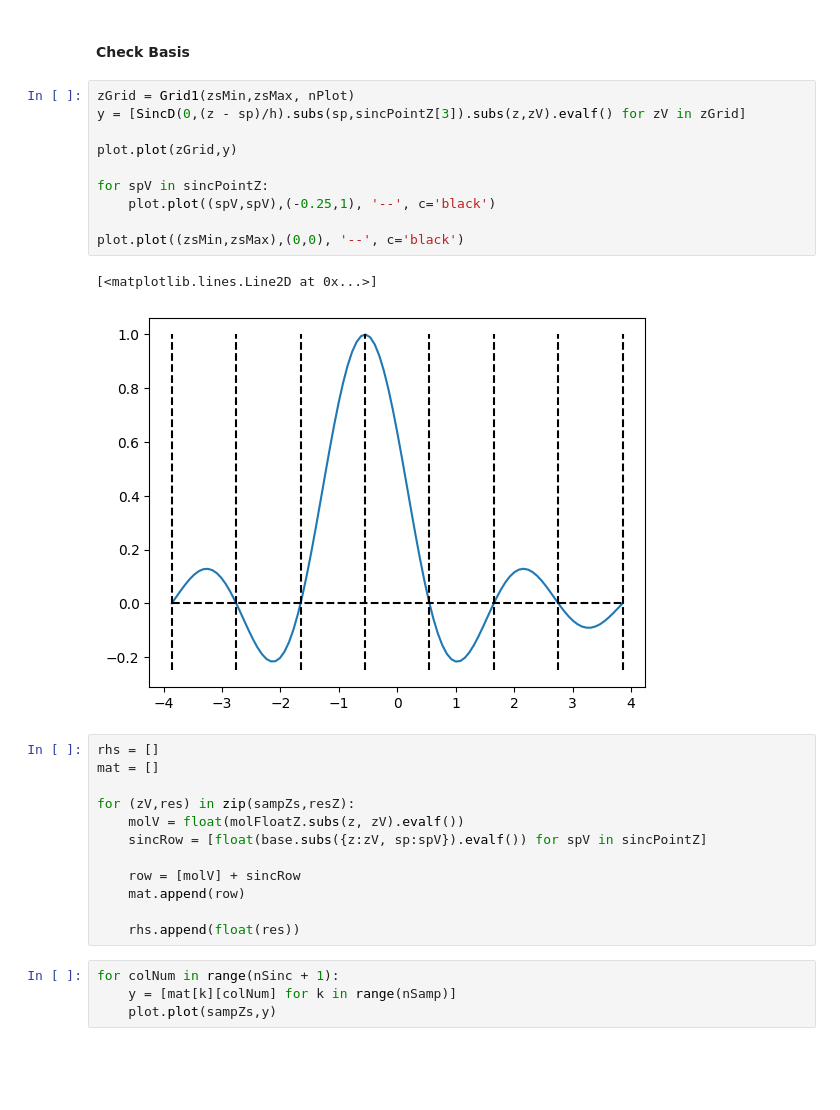
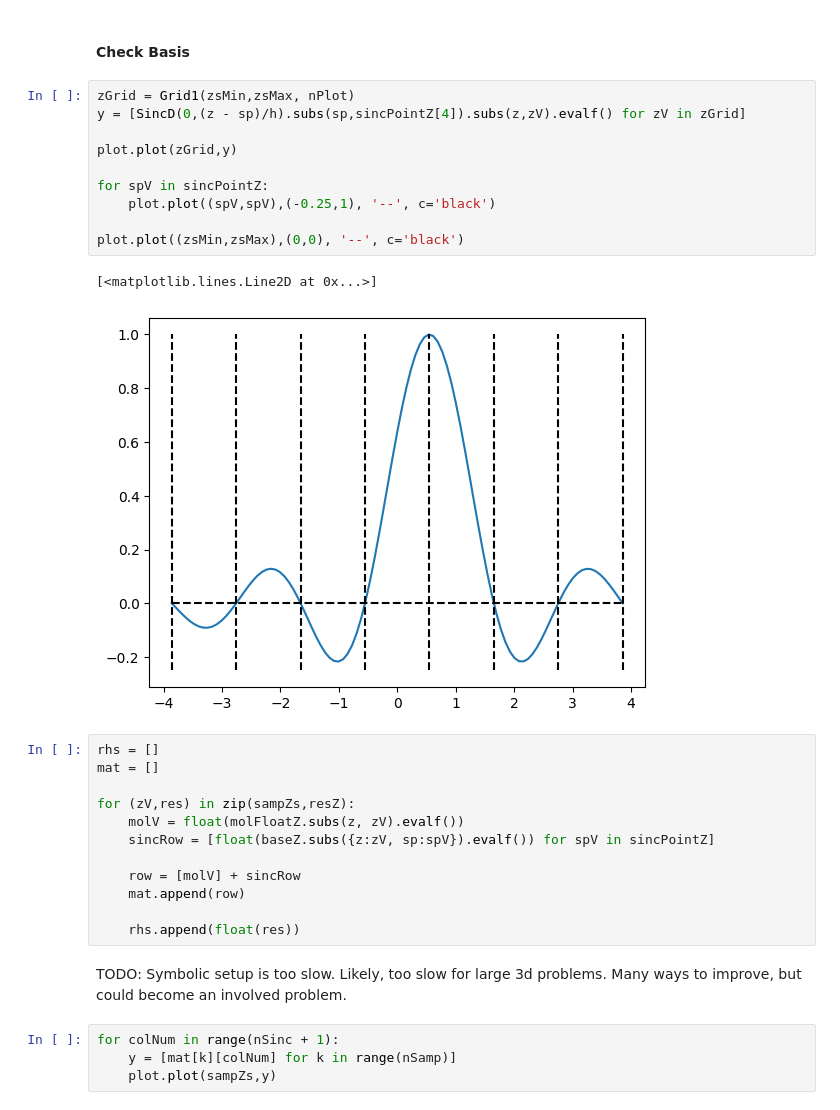
Before and after one commit to DesignToolInvestor/ManetSim, a Jupyter notebook: 2dDist/Worksheets/dist_b_fit.ipynb, the cells around one changed output. Drawn from its saved outputs; the diff is of its cells as text; blank space fills up the shorter version.

```diff
--- a/2dDist/Worksheets/dist_b_fit.ipynb
+++ b/2dDist/Worksheets/dist_b_fit.ipynb
@@ -324,29 +367,32 @@ $\displaystyle \frac{0.431967756168831 \sqrt{2} e^{z} \operatorname{SincD}{\left
 #### Check Basis
 # %%
 zGrid = Grid1(zsMin,zsMax, nPlot)
-y = [SincD(0,(z - sp)/h).subs(sp,sincPointZ[3]).subs(z,zV).evalf() for zV in zGrid]
+y = [SincD(0,(z - sp)/h).subs(sp,sincPointZ[4]).subs(z,zV).evalf() for zV in zGrid]
 
 plot.plot(zGrid,y)
 
 for spV in sincPointZ:
 	plot.plot((spV,spV),(-0.25,1), '--', c='black')
 
 plot.plot((zsMin,zsMax),(0,0), '--', c='black')
 # %% [output]
 [<matplotlib.lines.Line2D at 0x...>]
-[figure, old version]
+[figure, new version]
 # %%
 rhs = []
 mat = []
 
 for (zV,res) in zip(sampZs,resZ):
 	molV = float(molFloatZ.subs(z, zV).evalf())
-	sincRow = [float(base.subs({z:zV, sp:spV}).evalf()) for spV in sincPointZ]
+	sincRow = [float(baseZ.subs({z:zV, sp:spV}).evalf()) for spV in sincPointZ]
 
 	row = [molV] + sincRow
 	mat.append(row)
 
 	rhs.append(float(res))
+# %% [markdown]
+TODO:  Symbolic setup is too slow.  Likely, too slow for large 3d problems.  Many ways to
+improve, but could become an involved problem.
 # %%
 for colNum in range(nSinc + 1):
 	y = [mat[k][colNum] for k in range(nSamp)]
```
Also changed, not shown: parts of 34 cells of this notebook, 3 other files.
